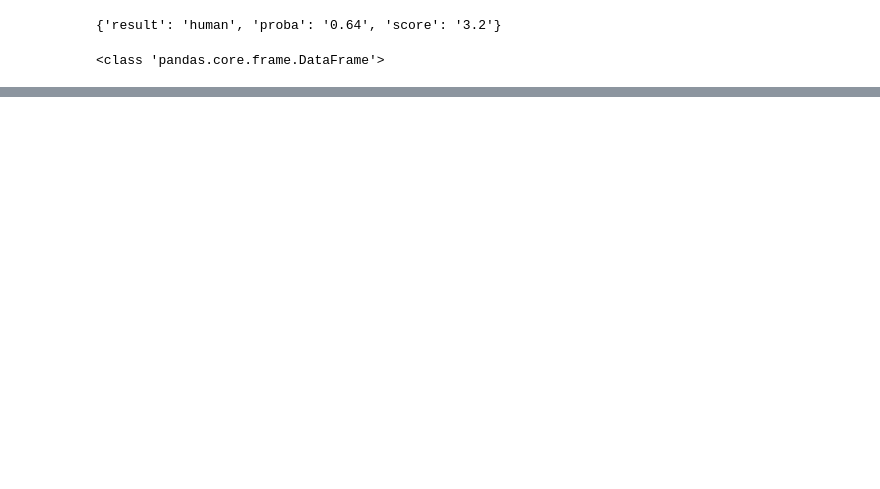
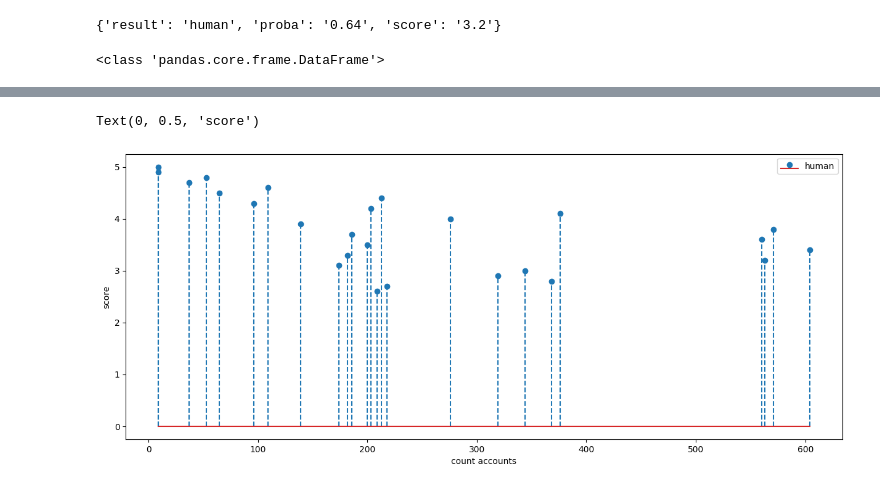
Before and after one commit to PFE2024/satt_ai, a Jupyter notebook: twitter/result/testAI2.ipynb, the cells around one changed output, grey strips where cells are left out. Saved outputs shown, nothing was run; the diff lists cells and outputs as text; code cells hidden in the pictures; blank space fills up the shorter version.

```diff
--- a/twitter/result/testAI2.ipynb
+++ b/twitter/result/testAI2.ipynb
@@ -97,0 +107,3 @@ message {'message': "[{'code': 50, 'message': 'User not found.'}]"}
+# %%
+countsh = countsh.reset_index(name='result')
+print(countsh)
@@ -97,0 +193,10 @@ message {'message': "[{'code': 50, 'message': 'User not found.'}]"}
+# %%
+fig, ax = plt.subplots(figsize=(15, 6))
+
+ax.stem( countsh['result'],countsh['score'],label="human", linefmt = '--')
+ax.legend()
+ax.set_xlabel('count accounts')
+ax.set_ylabel('score')
+# %% [output]
+Text(0, 0.5, 'score')
+[figure, added]
```
Also changed, not shown: parts of 8 cells of this notebook, 5 other files.
